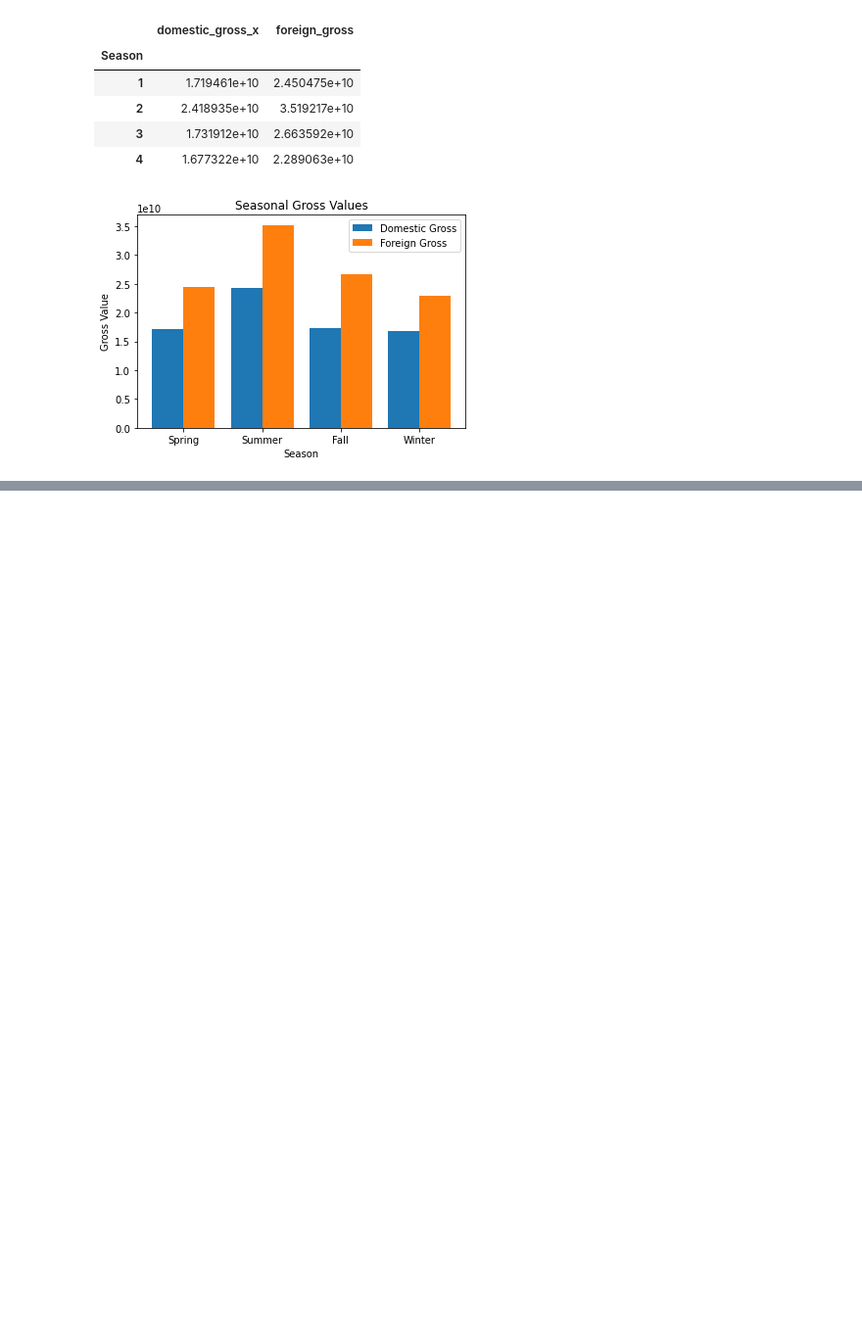
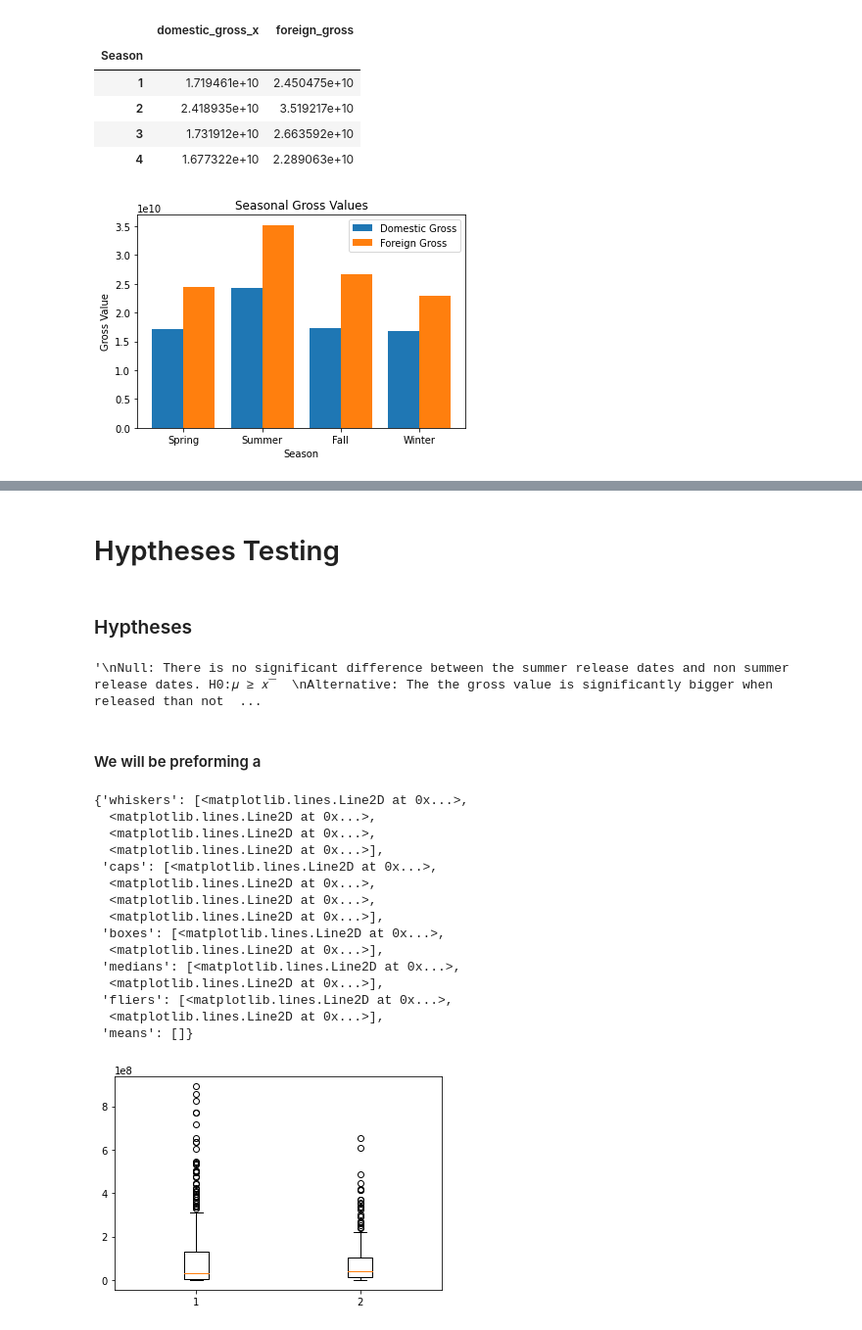
Before and after one commit to cLineman/CapStoneProject, a Jupyter notebook: Alex_Donahue.ipynb, the cells around one changed output, grey strips where cells are left out. Shown at 98% size. Cells and saved outputs as stored; diff of their text form; code cells hidden in the pictures; blank space fills up the shorter version.

Commit message:
finished hypotheses testing

```diff
--- a/Alex_Donahue.ipynb
+++ b/Alex_Donahue.ipynb
@@ -824,0 +848,36 @@ plt.show()
+# %% [markdown]
+# Hyptheses Testing
+# %% [markdown]
+### Hyptheses
+# %%
+"""
+Null: There is no significant difference between the summer release dates and non summer release dates. H0:𝜇 ≥ 𝑥¯
+Alternative: The the gross value is significantly bigger when released than not released in summer mean. 𝐻𝑎: 𝜇<𝑥¯
+Alpha= .02
+"""
+# %% [output]
+'\nNull: There is no significant difference between the summer release dates and non summer release dates. H0:𝜇 ≥ 𝑥¯  \nAlternative: The the gross value is significantly bigger when released than not  ...
+# %% [markdown]
+#### We will be preforming a
+# %%
+summer = movieGrossJoinBudgets['Season'].values == 2
+s1 = movieGrossJoinBudgets.loc[summer]['foreign_gross']
+s2 = movieGrossJoinBudgets.loc[summer]['domestic_gross_x']
+plt.boxplot([s1, s2])
+# %% [output]
+{'whiskers': [<matplotlib.lines.Line2D at 0x...>,
+  <matplotlib.lines.Line2D at 0x...>,
+  <matplotlib.lines.Line2D at 0x...>,
+  <matplotlib.lines.Line2D at 0x...>],
+ 'caps': [<matplotlib.lines.Line2D at 0x...>,
+  <matplotlib.lines.Line2D at 0x...>,
+  <matplotlib.lines.Line2D at 0x...>,
+  <matplotlib.lines.Line2D at 0x...>],
+ 'boxes': [<matplotlib.lines.Line2D at 0x...>,
+  <matplotlib.lines.Line2D at 0x...>],
+ 'medians': [<matplotlib.lines.Line2D at 0x...>,
+  <matplotlib.lines.Line2D at 0x...>],
+ 'fliers': [<matplotlib.lines.Line2D at 0x...>,
+  <matplotlib.lines.Line2D at 0x...>],
+ 'means': []}
+[figure, added]
```
Also changed, not shown: parts of 8 cells of this notebook.
